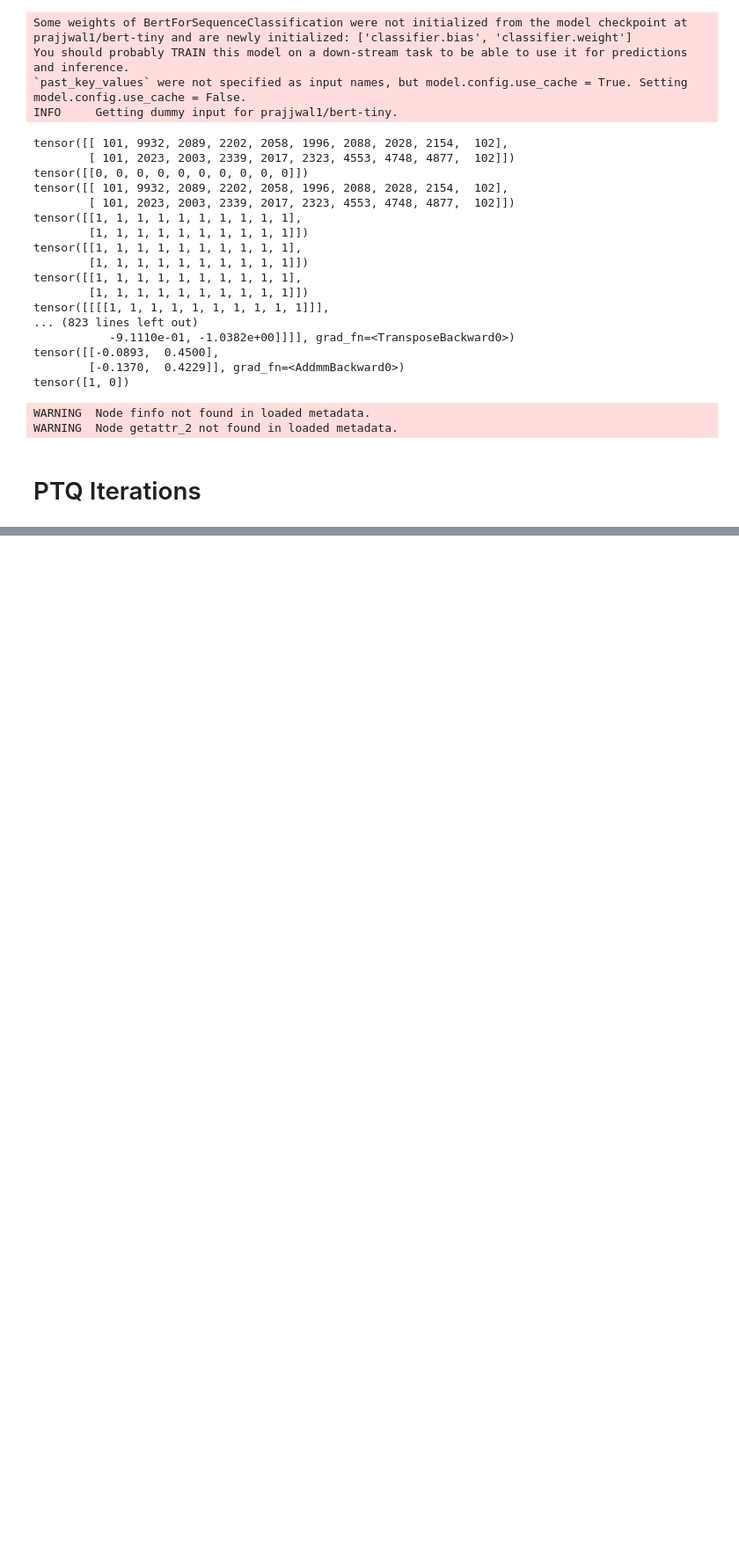
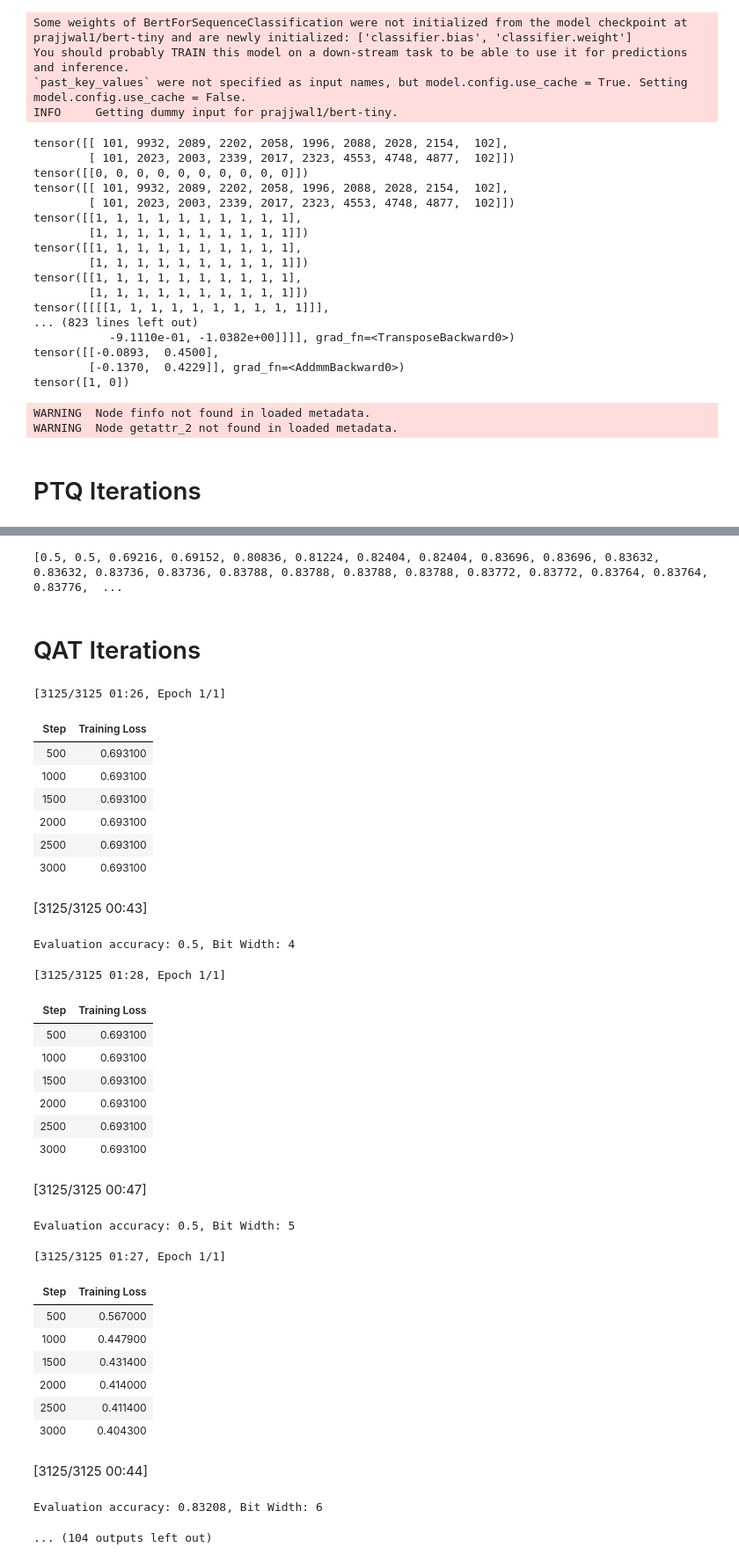
Before and after one commit to rahgun04/ELEC70109-Advanced-Deep-Learning-Systems, a Jupyter notebook: labs/Lab1.ipynb, the cells around one changed output, grey strips where cells are left out. Shown at 88% size. Cells and saved outputs as stored; diff of their text form; code cells hidden in the pictures; blank space fills up the shorter version.

```diff
--- a/labs/Lab1.ipynb
+++ b/labs/Lab1.ipynb
@@ -116,0 +117,53 @@ Evaluation accuracy: 0.81224, Bit Width: 9
+# %%
+print(ptq_accuracies)
+# %% [output]
+[0.5, 0.5, 0.69216, 0.69152, 0.80836, 0.81224, 0.82404, 0.82404, 0.83696, 0.83696, 0.83632, 0.83632, 0.83736, 0.83736, 0.83788, 0.83788, 0.83788, 0.83788, 0.83772, 0.83772, 0.83764, 0.83764, 0.83776,  ...
+# %% [markdown]
+# QAT Iterations
+# %%
+qat_accuracies = []
+
+for width in WIDTHS:
+    mg, _ = passes.quantize_transform_pass(mg,pass_args=get_quantisation_config(width),)
+    trainer = get_trainer(
+        model=mg.model,
+        tokenized_dataset=dataset,
+        tokenizer=tokenizer,
+        evaluate_metric="accuracy",
+    )
+    trainer.train()
+    eval_results = trainer.evaluate()
+    print(f"Evaluation accuracy: {eval_results['eval_accuracy']}, Bit Width: {width}")
+    qat_accuracies.append(eval_results['eval_accuracy'])
+# %% [output]
+[3125/3125 01:26, Epoch 1/1]
+| Step | Training Loss |
+| 500 | 0.693100 |
+| 1000 | 0.693100 |
+| 1500 | 0.693100 |
+| 2000 | 0.693100 |
+| 2500 | 0.693100 |
+| 3000 | 0.693100 |
+[3125/3125 00:43]
+Evaluation accuracy: 0.5, Bit Width: 4
+[3125/3125 01:28, Epoch 1/1]
+| Step | Training Loss |
+| 500 | 0.693100 |
+| 1000 | 0.693100 |
+| 1500 | 0.693100 |
+| 2000 | 0.693100 |
+| 2500 | 0.693100 |
+| 3000 | 0.693100 |
+[3125/3125 00:47]
+Evaluation accuracy: 0.5, Bit Width: 5
+[3125/3125 01:27, Epoch 1/1]
+| Step | Training Loss |
+| 500 | 0.567000 |
+| 1000 | 0.447900 |
+| 1500 | 0.431400 |
+| 2000 | 0.414000 |
+| 2500 | 0.411400 |
+| 3000 | 0.404300 |
+[3125/3125 00:44]
+Evaluation accuracy: 0.83208, Bit Width: 6
+... (104 outputs left out)
```
Also changed, not shown: parts of 2 cells of this notebook.
